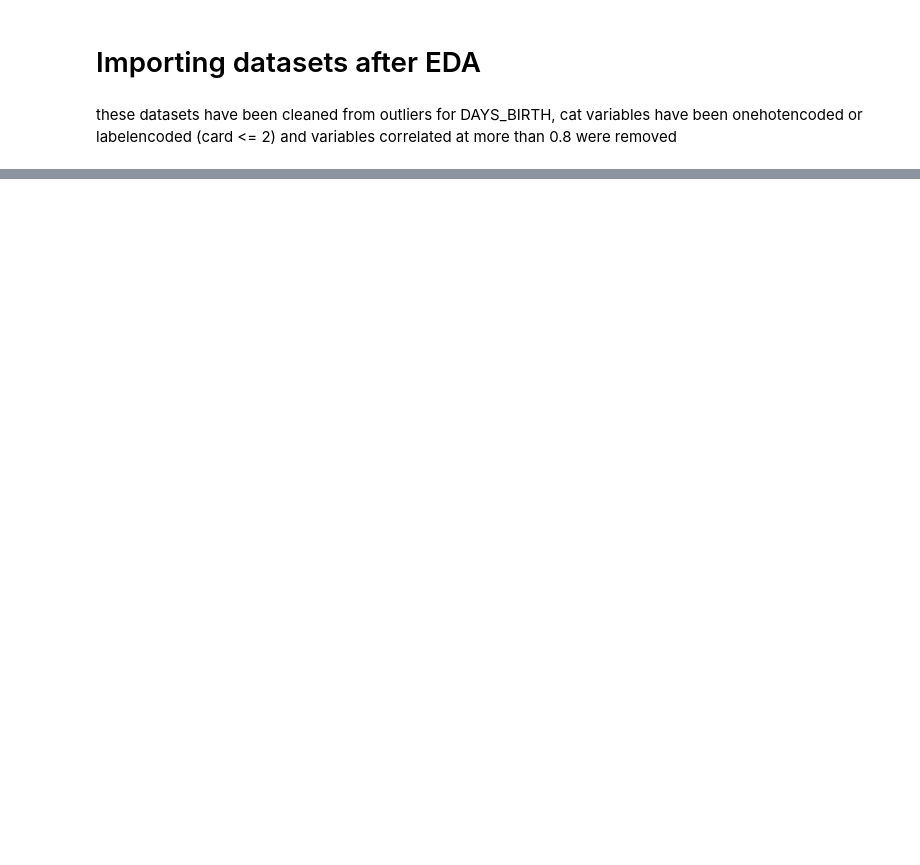
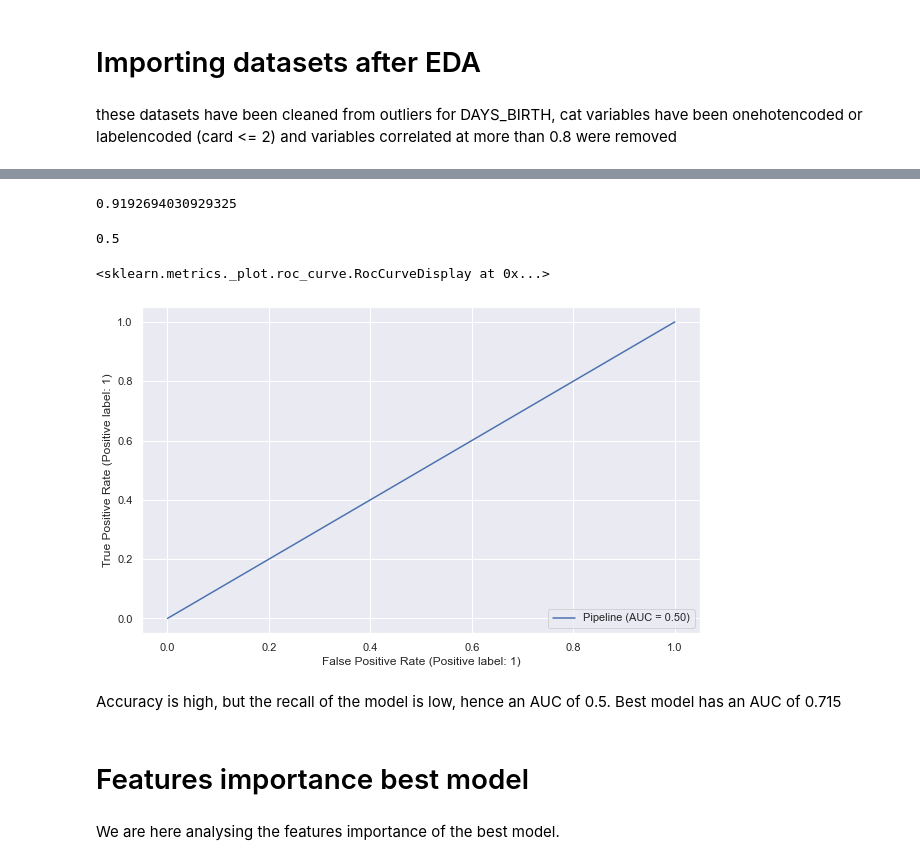
Before and after one commit to vpvinc/P7_loan_scoring_model, a Jupyter notebook: P7_modeling.ipynb, the cells around one changed output, grey strips where cells are left out. Drawn from its saved outputs; the diff is of its cells as text; code cells hidden in the pictures; blank space fills up the shorter version.

```diff
--- a/P7_modeling.ipynb
+++ b/P7_modeling.ipynb
@@ -116,0 +756,13 @@ memory usage: 469.2+ MB
+# %%
+baseline_pipe = im_pipeline(steps=[
+      ('imputer', SimpleImputer(strategy='median'))
+    , ('scaler', RobustScaler())
+    , ('weight_strat', SMOTE(random_state=42, sampling_strategy=0.4))
+#    , ('under', RandomUnderSampler())
+    , ('feat_selec', SelectKBest(k=50))
+    , ('Baseline', DummyClassifier(strategy="most_frequent"))
+]
+    ,memory="D:/Dowloads_D/Data_OC/P7", verbose=True)
+# %%
+%timeit
+baseline_pipe.fit(Xval, yval)
@@ -116,0 +815,8 @@ memory usage: 469.2+ MB
+# %%
+accuracy_score(yval, yval_base_pred)
+# %% [output]
+0.9192694030929325
+# %%
+roc_auc_score(yval, yval_base_pred_proba[:,1])
+# %% [output]
+0.5
@@ -116,0 +825,12 @@ memory usage: 469.2+ MB
+# %%
+plot_roc_curve(baseline_pipe, Xval, yval)
+# %% [output]
+<sklearn.metrics._plot.roc_curve.RocCurveDisplay at 0x...>
+[figure, added]
+# %% [markdown]
+Accuracy is high, but the recall of the model is low, hence an AUC of 0.5.
+Best model has an AUC of 0.715
+# %% [markdown]
+# Features importance best model
+# %% [markdown]
+We are here analysing the features importance of the best model.
```
Also changed, not shown: parts of 137 cells of this notebook.
